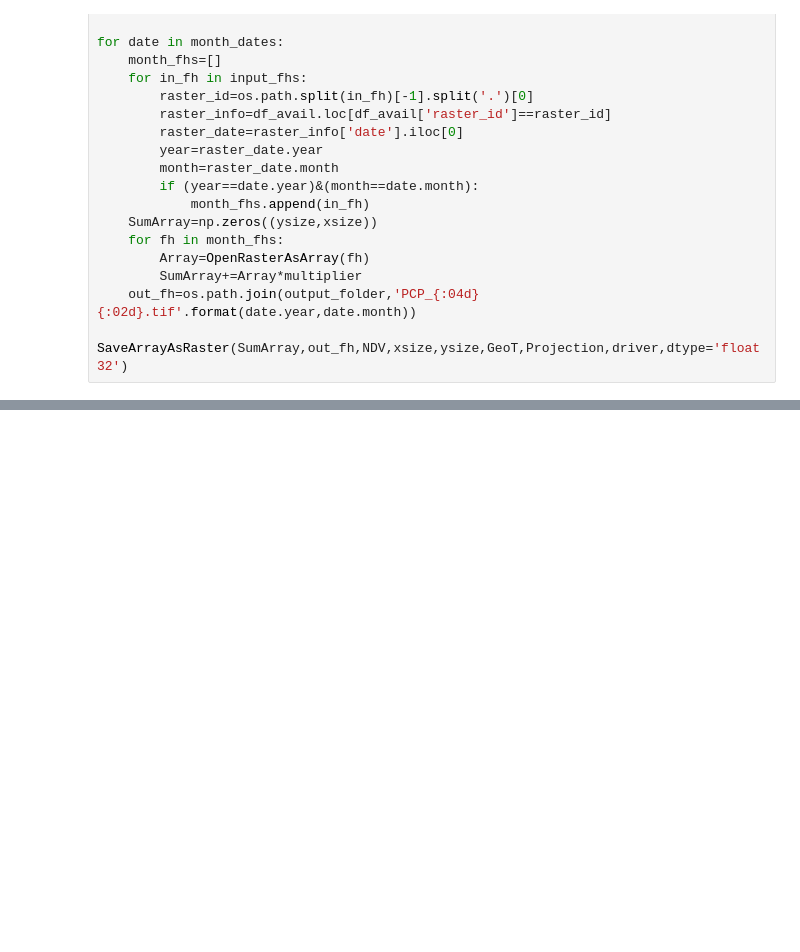
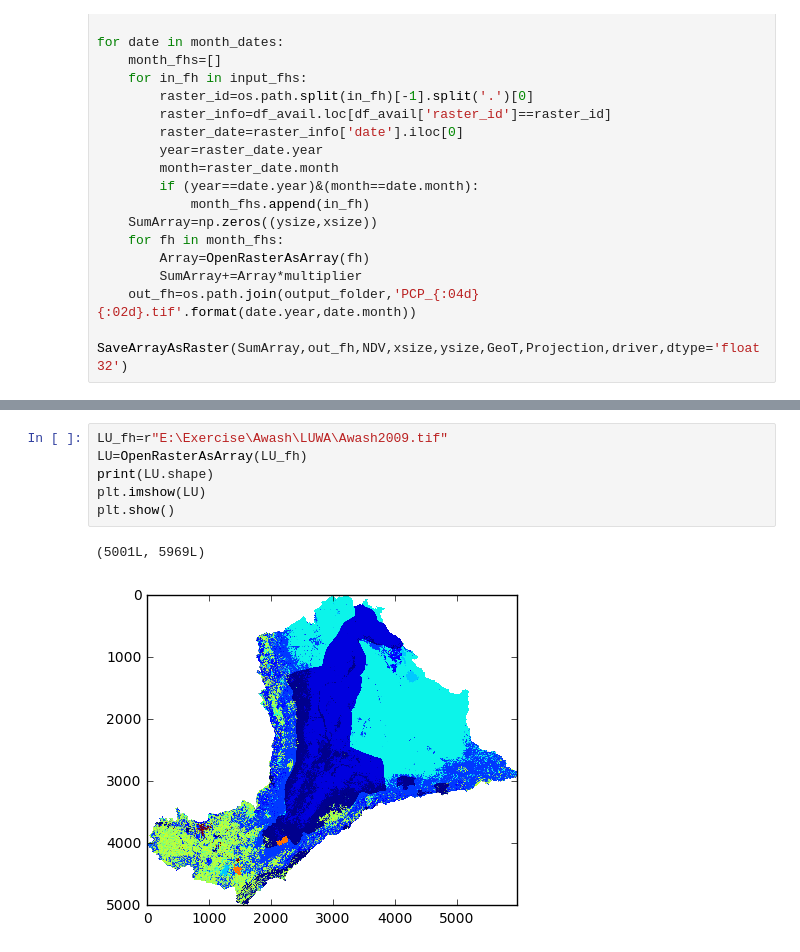
Before and after one commit to trngb/WA_training, a Jupyter notebook: 1.4_Preprocess_WaPOR_data.ipynb, the cells around one changed output, grey strips where cells are left out. Drawn from its saved outputs; the diff is of its cells as text; blank space fills up the shorter version.

```diff
--- a/1.4_Preprocess_WaPOR_data.ipynb
+++ b/1.4_Preprocess_WaPOR_data.ipynb
@@ -522,0 +603,9 @@ AttributeError: 'NoneType' object has no attribute 'GetRasterBand'
+# %%
+LU_fh=r"E:\Exercise\Awash\LUWA\Awash2009.tif"
+LU=OpenRasterAsArray(LU_fh)
+print(LU.shape)
+plt.imshow(LU)
+plt.show()
+# %% [output]
+(5001L, 5969L)
+[figure, added]
```
Also changed, not shown: parts of 26 cells of this notebook, 3 other files.
